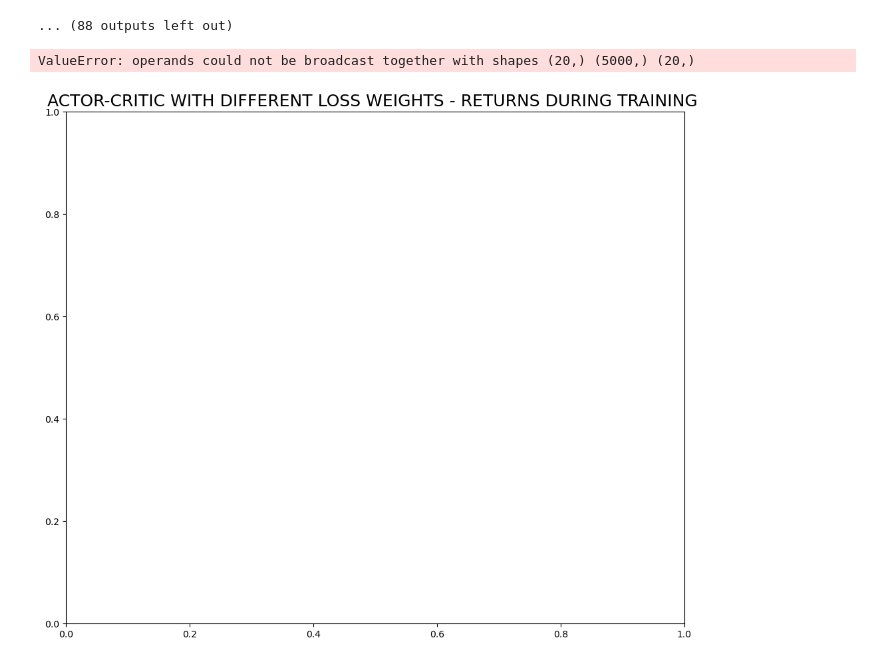
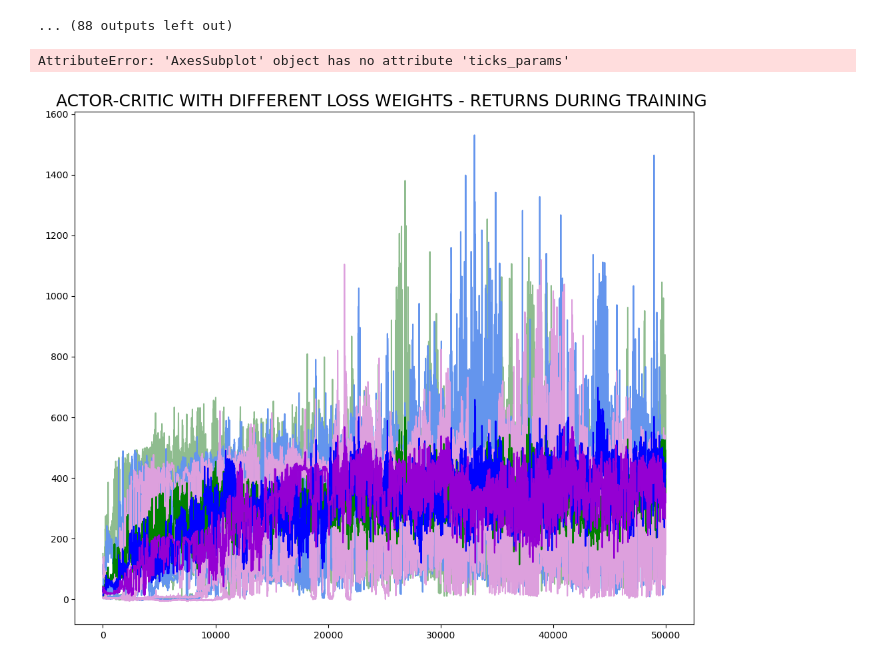
Before and after one commit to MaddalenaGhiotti/ReinforcementLearningProject, a Jupyter notebook: main_actorcritic2.ipynb, the cells around one changed output. Saved outputs shown, nothing was run; the diff lists cells and outputs as text; code cells hidden in the pictures.

```diff
--- a/main_actorcritic2.ipynb
+++ b/main_actorcritic2.ipynb
@@ -74,30 +74,31 @@ loaded_alpha075 = pd.read_csv(csv_alpha075, index_col='model_name')
 # %%
 n_episodes=50_000
 csvs=[ loaded_alpha025, loaded_alpha05, loaded_alpha075]
-save_every= 100
+save_every= 10
 
-type_names=['alpha=0.5','alpha=0.25', 'alpha=0.75']
+type_names=['alpha=0.25','alpha=0.5', 'alpha=0.75']
 colors=['darkseagreen','cornflowerblue','plum','darkseagreen','cornflowerblue','plum']
 colors_dark=['green','blue','darkviolet','red','cyan','orange']
 
 plt.figure(figsize=(12,10))
 plt.title('ACTOR-CRITIC WITH DIFFERENT LOSS WEIGHTS - RETURNS DURING TRAINING ', fontsize=18)
 for n_csv in range(len(csvs)):
-    avg_type=np.zeros((20,))
+    avg_type=np.zeros((5000,))
     df = csvs[n_csv]
     sub_df = df[(df['n_episodes']==n_episodes)]
     for index, row in sub_df.iterrows():
         return_array = np.array(eval(row['returns']))
         avg_type+=return_array
         line = plt.plot(np.arange(len(return_array))*save_every, return_array, c=colors[n_csv], zorder=0,label='_nolegend_')
     line = plt.plot(np.arange(len(avg_type))*save_every, avg_type/len(sub_df), c=colors_dark[n_csv], zorder=2, label=f'b={type_names[n_csv]}')
 ax = plt.gca()
 ax.ticks_params(axis='both', which='major', labelsize=15)
 plt.xlabel('Episode', fontsize=18)
 plt.ylabel('Return', fontsize=18)
 plt.legend(fontsize=18)
 plt.grid()
+plt.savefig('actorcritic2_alpha_comparison.png', dpi=300, bbox_inches='tight')
 plt.show()
 # %% [output]
-ValueError: operands could not be broadcast together with shapes (20,) (5000,) (20,)
+AttributeError: 'AxesSubplot' object has no attribute 'ticks_params'
-[figure, old version]
+[figure, new version]
```
Also changed, not shown: 6 other files.
